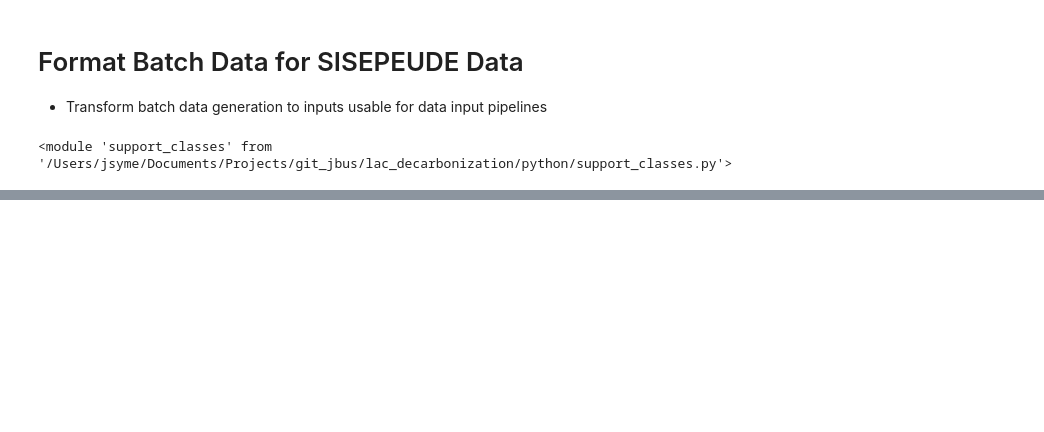
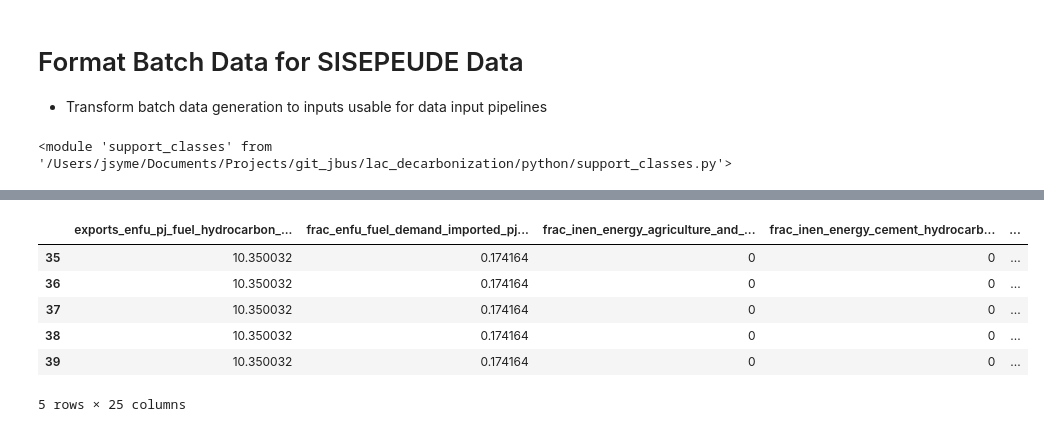
Before and after one commit to jarojasag/lac_decarbonization, a Jupyter notebook: python/format_batch_data_for_sisepuede_data.ipynb, the cells around one changed output, grey strips where cells are left out. Saved outputs shown, nothing was run; the diff lists cells and outputs as text; code cells hidden in the pictures; blank space fills up the shorter version.

```diff
--- a/python/format_batch_data_for_sisepuede_data.ipynb
+++ b/python/format_batch_data_for_sisepuede_data.ipynb
@@ -392,0 +391,32 @@ for fp in dict_fns_to_calib_note.keys():
+# %%
+df1 = "/Users/jsyme/Documents/Projects/FY21/SWCHE131_1000/Data/calibrated_input_files_from_edmundo/en/data_complete_future_2023_04_27.csv"
+df2 = "/Users/jsyme/Documents/Projects/FY21/SWCHE131_1000/Data/calibrated_input_files_from_edmundo/en/data_complete_future_2023_05_05.csv"
+
+df1 = pd.read_csv(df1)
+df2 = pd.read_csv(df2)
+# %%
+field_iso = "iso_code3"
+df1a = df1[df1[field_iso].isin(["BRA"])].reset_index(drop = True)
+df2a = df2[df2[field_iso].isin(["BRA"])].reset_index(drop = True)
+
+fields_share = sorted(list(set(df1.columns) & set(df2.columns)))
+fields_share = [x for x in fields_share if x not in ["Nation", field_iso]]
+vec = []
+for x in fields_share:
+    (
+        vec.append(x)
+        if float(df1a[x].iloc[-1]) != float(df2a[x].iloc[-1])
+        else None
+    )
+
+vec2 = [x for x in df2a.columns if "hydrocarbon" in x]
+# %%
+df1a[vec2].tail()
+# %% [output]
+|  | exports_enfu_pj_fuel_hydrocarbon_... | frac_enfu_fuel_demand_imported_pj... | frac_inen_energy_agriculture_and_... | frac_inen_energy_cement_hydrocarb... | ... |
+| 35 | 10.350032 | 0.174164 | 0 | 0 | ... |
+| 36 | 10.350032 | 0.174164 | 0 | 0 | ... |
+| 37 | 10.350032 | 0.174164 | 0 | 0 | ... |
+| 38 | 10.350032 | 0.174164 | 0 | 0 | ... |
+| 39 | 10.350032 | 0.174164 | 0 | 0 | ... |
+5 rows × 25 columns
```
Also changed, not shown: parts of 5 cells of this notebook, 7 other files.
